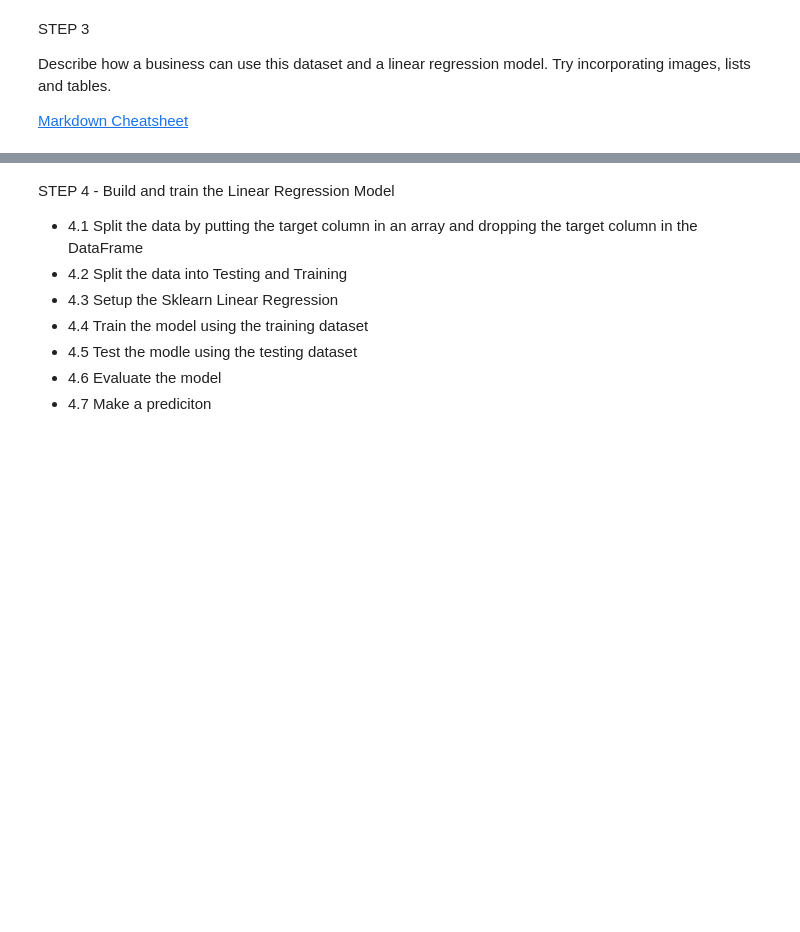
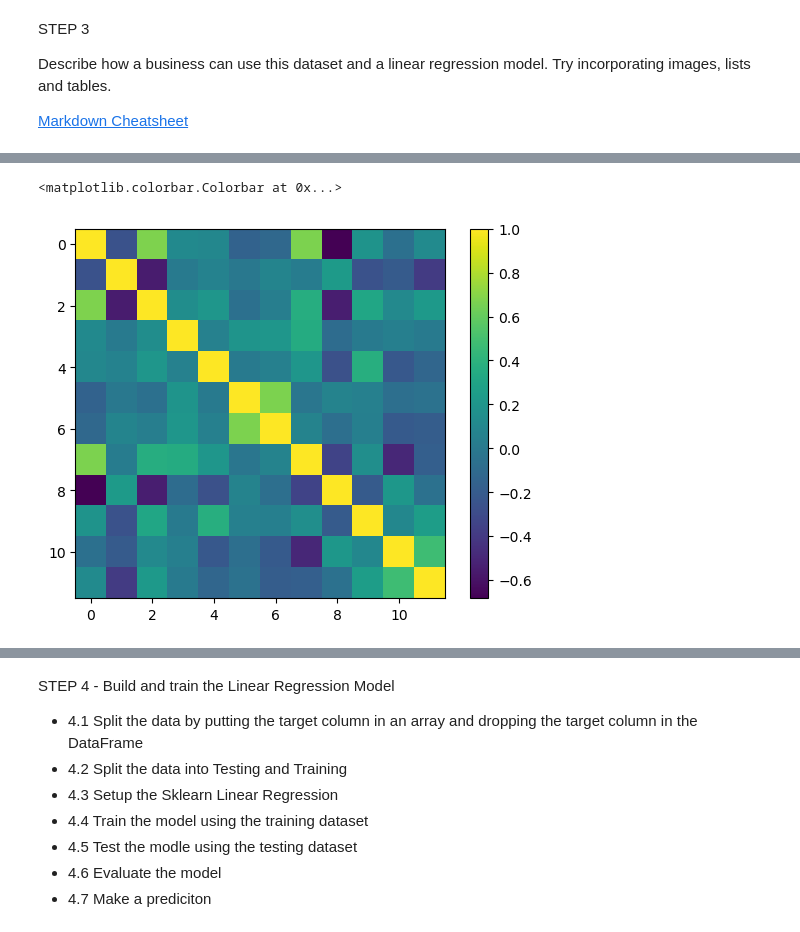
Before and after one commit to ShaunCahill/COMM493, a Jupyter notebook: Introduction to SageMaker Lab/Wine_Quality_Lab.ipynb, the cells around one changed output, grey strips where cells are left out. Saved outputs shown, nothing was run; the diff lists cells and outputs as text; code cells hidden in the pictures; blank space fills up the shorter version.

```diff
--- a/Introduction to SageMaker Lab/Wine_Quality_Lab.ipynb
+++ b/Introduction to SageMaker Lab/Wine_Quality_Lab.ipynb
@@ -24,0 +38,4 @@ STEP 3 - Load and Explore the Data
+# %%
+# Load the dataset into a DataFrame (Note I specified the seperator to be a semicolon)
+
+data=pd.read_csv('winequality-red.csv', sep=';')
@@ -24,0 +116,11 @@ STEP 3 - Load and Explore the Data
+# %%
+import matplotlib.pyplot as plt
+
+# Matplot Heatmap
+
+fig, ax = plt.subplots() #https://matplotlib.org/stable/api/_as_gen/matplotlib.pyplot.subplots.html
+im = ax.imshow(data.corr()) #https://matplotlib.org/stable/api/_as_gen/matplotlib.axes.Axes.imshow.html#matplotlib.axes.Axes.imshow
+fig.colorbar(im) #https://matplotlib.org/stable/api/_as_gen/matplotlib.pyplot.colorbar.html#matplotlib-pyplot-colorbar
+# %% [output]
+<matplotlib.colorbar.Colorbar at 0x...>
+[figure, added]
```
Also changed, not shown: parts of 23 cells of this notebook.
